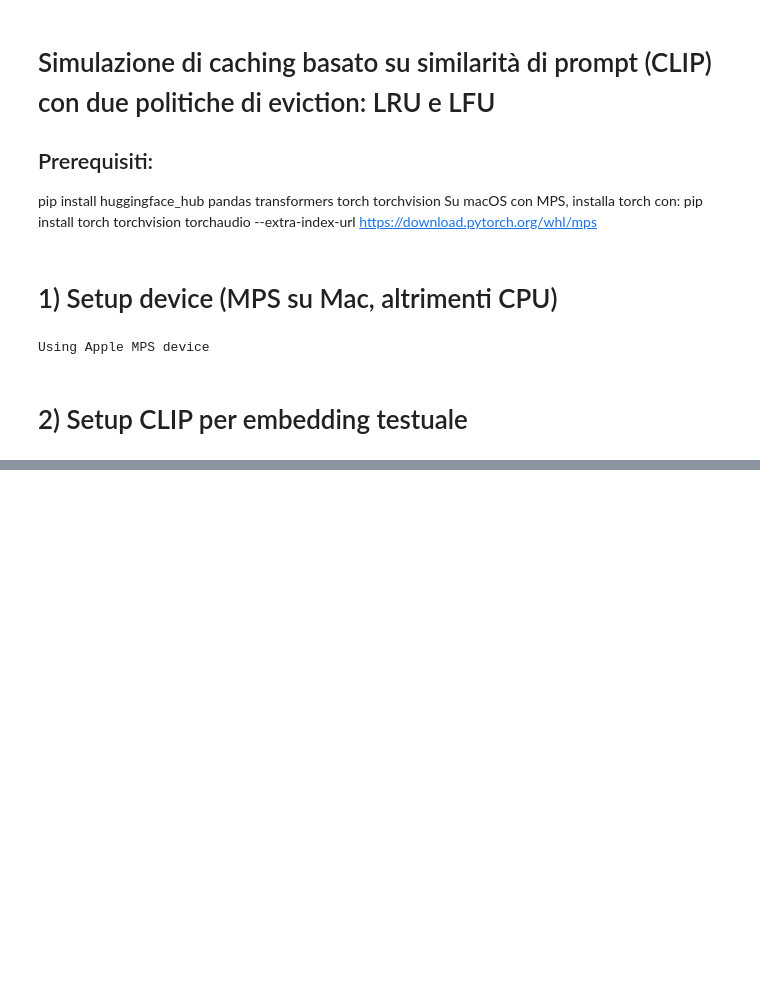
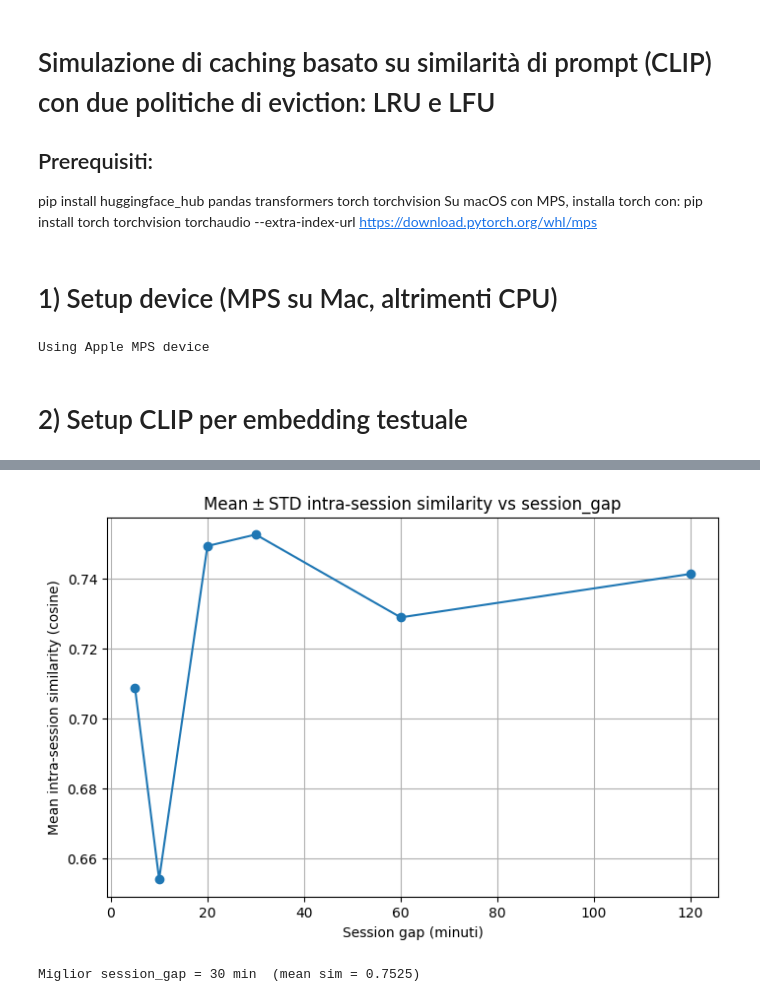
Before and after one commit to PtrTella/Inria, a Jupyter notebook: Code/CacheSim.ipynb, the cells around one changed output, grey strips where cells are left out. Cells and saved outputs as stored; diff of their text form; code cells hidden in the pictures; blank space fills up the shorter version.

```diff
--- a/Code/CacheSim.ipynb
+++ b/Code/CacheSim.ipynb
@@ -344,0 +678,38 @@ plt.show()
+# %%
+import numpy as np
+import matplotlib.pyplot as plt
+
+# 1) Definisci i gap da testare
+session_gaps = [5, 10, 20, 30, 60, 120]
+
+# 2) Calcola per ogni gap la lista delle intra‐sims
+sims_by_gap = {
+    gap: compute_intra_session_sims(manager, num_sessions=50, session_gap=gap, max_prompts=None)
+    for gap in session_gaps
+}
+# %%
+
+# 3) Estrai mean e std
+means = []
+for gap in session_gaps:
+    vals = sims_by_gap[gap]
+    means.append(np.mean(vals) if vals else 0.0)
+
+# 4) Plotta mean ± std
+plt.figure(figsize=(8,5))
+plt.errorbar(
+    session_gaps, means,
+    marker='o', linestyle='-', capsize=5
+)
+plt.xlabel("Session gap (minuti)")
+plt.ylabel("Mean intra‐session similarity (cosine)")
+plt.title("Mean ± STD intra‐session similarity vs session_gap")
+plt.grid(True)
+plt.show()
+
+# 5) Evidenzia il gap con mean massima
+best_gap = session_gaps[np.argmax(means)]
+print(f"Miglior session_gap = {best_gap} min  (mean sim = {means[session_gaps.index(best_gap)]:.4f})")
+# %% [output]
+[figure, added]
+Miglior session_gap = 30 min  (mean sim = 0.7525)
```
Also changed, not shown: parts of 20 cells of this notebook.
